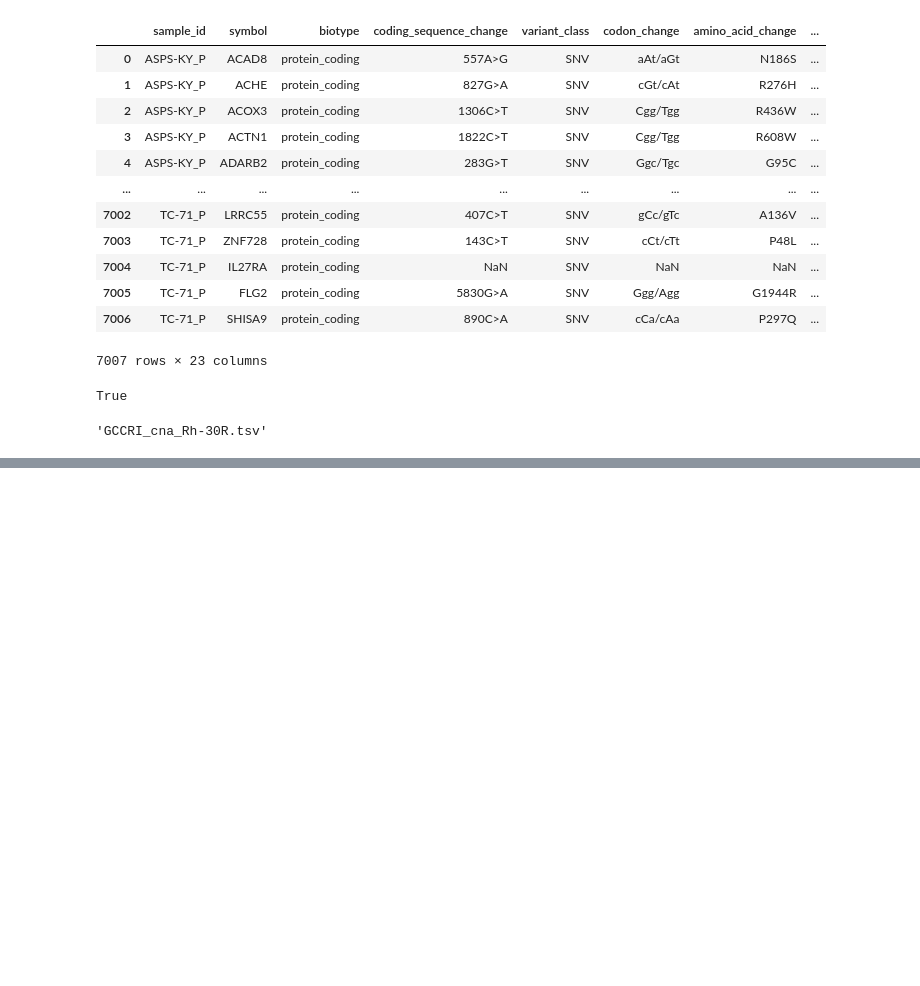
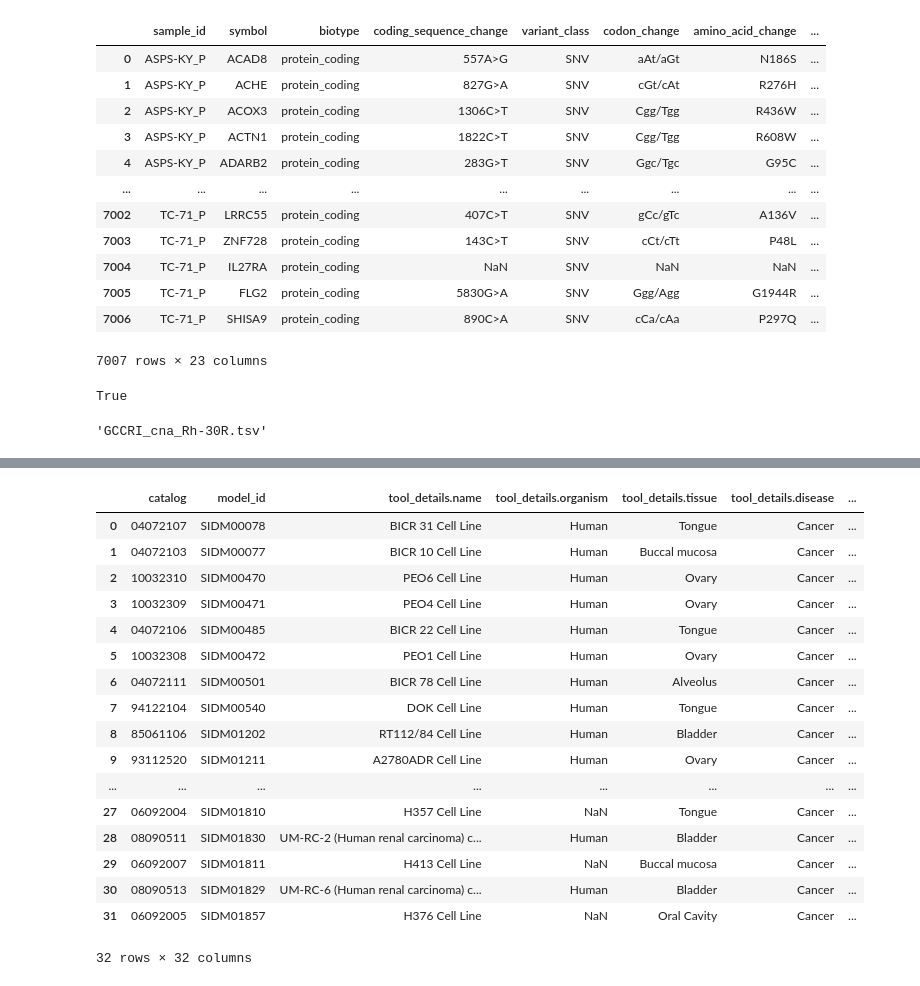
Before and after one commit to PDCMFinder/PdcmDataTransformers, a Jupyter notebook: Clean-up-scripts/Data_cleanup.ipynb, the cells around one changed output, grey strips where cells are left out. Cells and saved outputs as stored; diff of their text form; code cells hidden in the pictures; blank space fills up the shorter version.

```diff
--- a/Clean-up-scripts/Data_cleanup.ipynb
+++ b/Clean-up-scripts/Data_cleanup.ipynb
@@ -708,0 +2432,21 @@ f
+# %%
+cancertools
+# %% [output]
+|  | catalog | model_id | tool_details.name | tool_details.organism | tool_details.tissue | tool_details.disease | ... |
+| 0 | 04072107 | SIDM00078 | BICR 31 Cell Line | Human | Tongue | Cancer | ... |
+| 1 | 04072103 | SIDM00077 | BICR 10 Cell Line | Human | Buccal mucosa | Cancer | ... |
+| 2 | 10032310 | SIDM00470 | PEO6 Cell Line | Human | Ovary | Cancer | ... |
+| 3 | 10032309 | SIDM00471 | PEO4 Cell Line | Human | Ovary | Cancer | ... |
+| 4 | 04072106 | SIDM00485 | BICR 22 Cell Line | Human | Tongue | Cancer | ... |
+| 5 | 10032308 | SIDM00472 | PEO1 Cell Line | Human | Ovary | Cancer | ... |
+| 6 | 04072111 | SIDM00501 | BICR 78 Cell Line | Human | Alveolus | Cancer | ... |
+| 7 | 94122104 | SIDM00540 | DOK Cell Line | Human | Tongue | Cancer | ... |
+| 8 | 85061106 | SIDM01202 | RT112/84 Cell Line | Human | Bladder | Cancer | ... |
+| 9 | 93112520 | SIDM01211 | A2780ADR Cell Line | Human | Ovary | Cancer | ... |
+| ... | ... | ... | ... | ... | ... | ... | ... |
+| 27 | 06092004 | SIDM01810 | H357 Cell Line | NaN | Tongue | Cancer | ... |
+| 28 | 08090511 | SIDM01830 | UM-RC-2 (Human renal carcinoma) c... | Human | Bladder | Cancer | ... |
+| 29 | 06092007 | SIDM01811 | H413 Cell Line | NaN | Buccal mucosa | Cancer | ... |
+| 30 | 08090513 | SIDM01829 | UM-RC-6 (Human renal carcinoma) c... | Human | Bladder | Cancer | ... |
+| 31 | 06092005 | SIDM01857 | H376 Cell Line | NaN | Oral Cavity | Cancer | ... |
+32 rows × 32 columns
```
Also changed, not shown: parts of 105 cells of this notebook.
